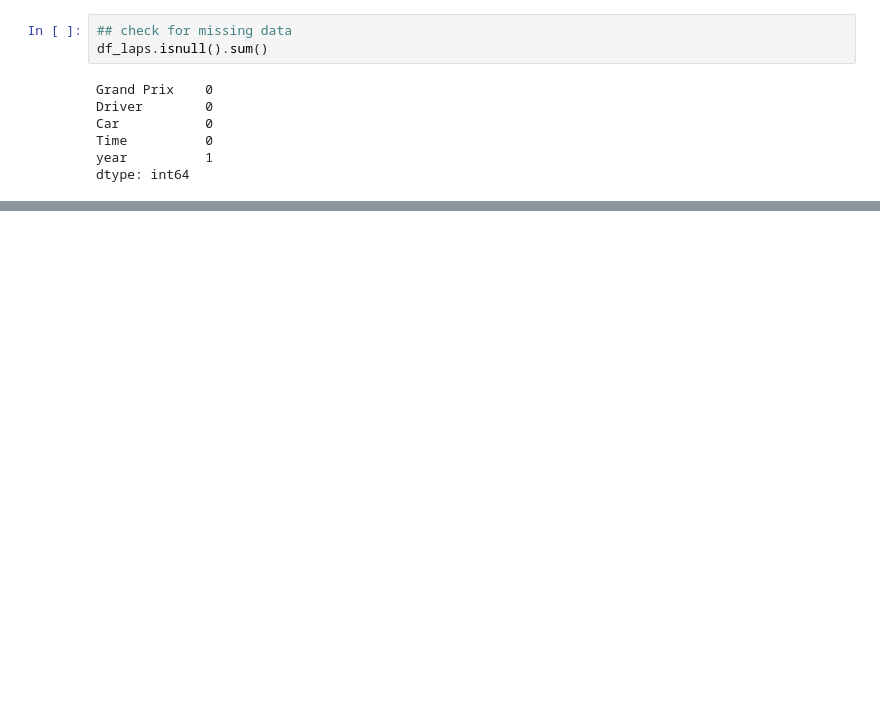
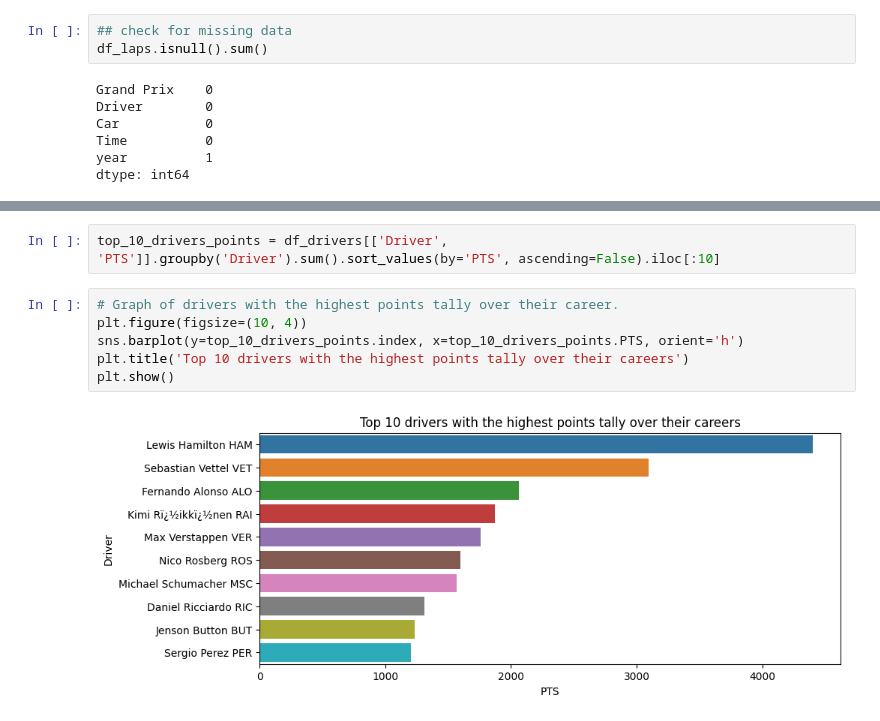
Before and after one commit to amirrj/Formula-One-Analysis, a Jupyter notebook: Formula-One-Analysis.ipynb, the cells around one changed output, grey strips where cells are left out. Drawn from its saved outputs; the diff is of its cells as text; blank space fills up the shorter version.

```diff
--- a/Formula-One-Analysis.ipynb
+++ b/Formula-One-Analysis.ipynb
@@ -93,0 +129,10 @@ dtype: int64
+# %%
+top_10_drivers_points = df_drivers[['Driver', 'PTS']].groupby('Driver').sum().sort_values(by='PTS', ascending=False).iloc[:10]
+# %%
+# Graph of drivers with the highest points tally over their career.
+plt.figure(figsize=(10, 4))
+sns.barplot(y=top_10_drivers_points.index, x=top_10_drivers_points.PTS, orient='h')
+plt.title('Top 10 drivers with the highest points tally over their careers')
+plt.show()
+# %% [output]
+[figure, added]
```
Also changed, not shown: parts of 17 cells of this notebook.
